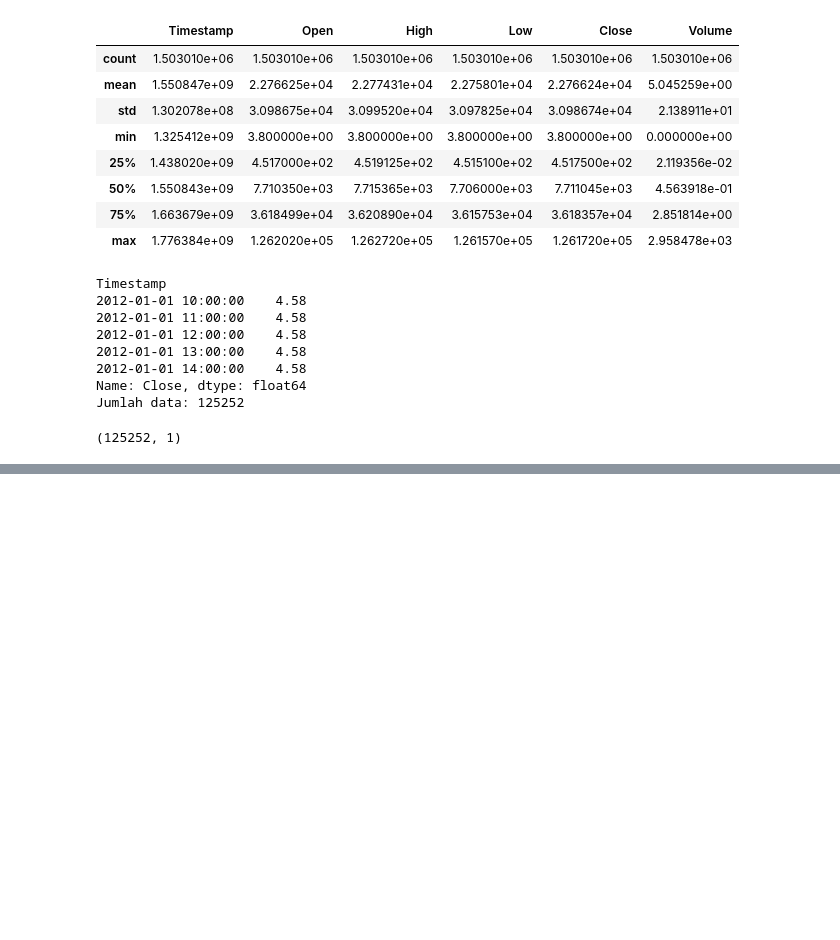
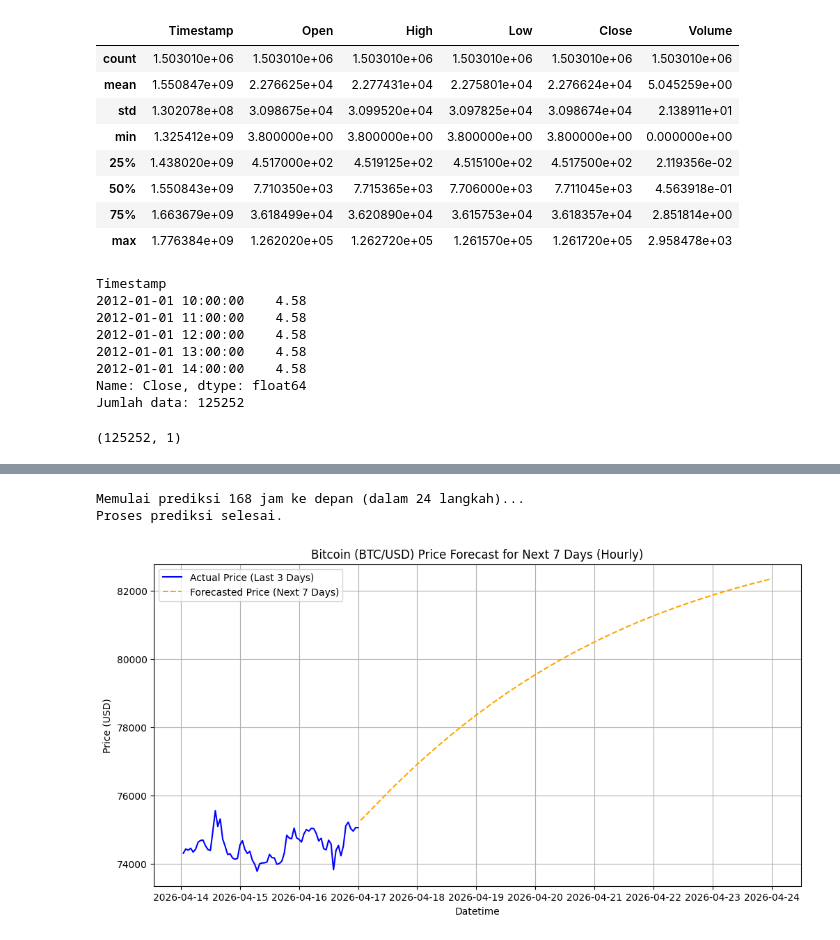
Before and after one commit to sigit-netizen/UASDT, a Jupyter notebook: P2/training/modeling.ipynb, the cells around one changed output, grey strips where cells are left out. Cells and saved outputs as stored; diff of their text form; code cells hidden in the pictures; blank space fills up the shorter version.

```diff
--- a/P2/training/modeling.ipynb
+++ b/P2/training/modeling.ipynb
@@ -561,0 +596,77 @@ plt.show()
+# %%
+import numpy as np
+
+# Transformasikan data Close price aktual menggunakan scaler yang baru di-load
+scaled_data_forecast = scaler_forecast.transform(data.values.reshape(-1, 1))
+
+# Ambil 24 data terakhir sebagai sequence awal (TIME_STEP = 24)
+TIME_STEP = 24
+last_sequence = scaled_data_forecast[-TIME_STEP:]
+
+# Prediksi untuk 7 hari ke depan (7 * 24 jam = 168 jam)
+forecast_steps = 7 * 24
+FUTURE_STEP = 7  # Jumlah output per prediksi model
+forecast_list = []
+
+# Reshape sequence awal menjadi format (1, 24, 1) agar sesuai input LSTM
+current_sequence = last_sequence.reshape(1, TIME_STEP, 1)
+
+# Jumlah perulangan yang dibutuhkan (168 jam / 7 jam = 24 kali perulangan)
+iterations = forecast_steps // FUTURE_STEP
+
+print(f"Memulai prediksi {forecast_steps} jam ke depan (dalam {iterations} langkah)...")
+for i in range(iterations):
+    # Prediksi 7 langkah (jam) sekaligus ke depan
+    next_pred = model_forecast.predict(current_sequence, verbose=0)
+
+    # Pastikan shape next_pred rata menjadi 1D array berukuran 7
+    next_pred_flat = next_pred.flatten()
+
+    # Simpan ke-7 hasil prediksi tersebut
+    forecast_list.extend(next_pred_flat)
+
+    # Geser sequence: buang 7 data terlama di awal, masukkan 7 hasil prediksi terbaru di akhir
+    next_pred_reshaped = next_pred_flat.reshape(1, FUTURE_STEP, 1)
+    current_sequence = np.append(current_sequence[:, FUTURE_STEP:, :], next_pred_reshaped, axis=1)
+
+print("Proses prediksi selesai.")
+# %% [output]
+Memulai prediksi 168 jam ke depan (dalam 24 langkah)...
+Proses prediksi selesai.
+# %%
+import pandas as pd
+import matplotlib.pyplot as plt
+
+# Kembalikan skala hasil prediksi ke harga USD asli
+forecast_list = np.array(forecast_list).reshape(-1, 1)
+forecast_prices = scaler_forecast.inverse_transform(forecast_list)
+
+# Buat index datetime untuk 168 jam ke depan mulai dari timestamp terakhir data aktual
+last_timestamp = data.index[-1]
+forecast_timestamps = pd.date_range(
+    start=last_timestamp + pd.Timedelta(hours=1),
+    periods=forecast_steps,
+    freq='h'
+)
+
+# Gabungkan hasil ke dalam DataFrame
+df_forecast = pd.DataFrame(data=forecast_prices, index=forecast_timestamps, columns=['Forecasted_Close'])
+
+# Visualisasi Hasil Forecast 7 Hari ke Depan
+plt.figure(figsize=(12, 6))
+# Plot data aktual 3 hari terakhir agar grafik terlihat tersambung secara historis
+plt.plot(data.tail(24 * 3), label='Actual Price (Last 3 Days)', color='blue')
+# Plot hasil prediksi 7 hari ke depan
+plt.plot(df_forecast['Forecasted_Close'], label='Forecasted Price (Next 7 Days)', color='orange', linestyle='--')
+plt.title("Bitcoin (BTC/USD) Price Forecast for Next 7 Days (Hourly)")
+plt.xlabel("Datetime")
+plt.ylabel("Price (USD)")
+plt.legend()
+plt.grid(True)
+plt.show()
+
+# Tampilkan preview 10 hasil prediksi pertama
+print("Preview Hasil Forecast:")
+print(df_forecast.head(10))
+# %% [output]
+[figure, added]
```
Also changed, not shown: parts of 14 cells of this notebook, 1 other file.
